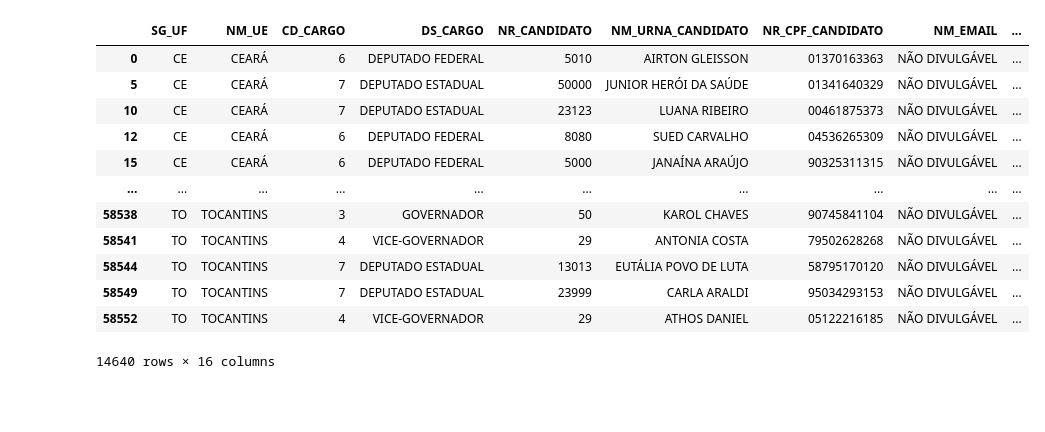
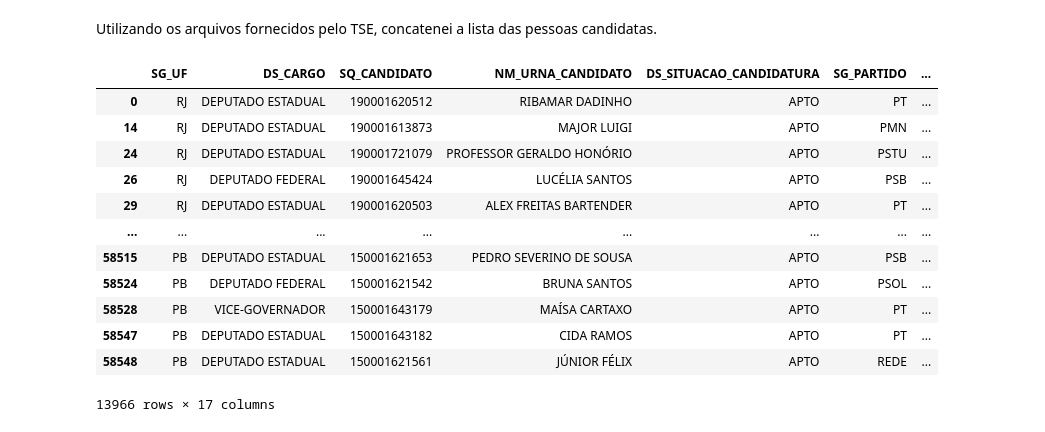
Before and after one commit to lpirola/candidatos-2022-espectro, a Jupyter notebook: process.ipynb, the cells around one changed output. Saved outputs shown, nothing was run; the diff lists cells and outputs as text; code cells hidden in the pictures; blank space fills up the shorter version.

```diff
--- a/process.ipynb
+++ b/process.ipynb
@@ -0,0 +7,10 @@
+# %%
+import pandas as pd
+import glob
+import os
+
+espectro = 'esquerda'
+
+partidos = pd.read_csv('./partidos.csv', index_col=0, delimiter=',')
+partidos = partidos.loc[partidos['ESPECTRO_POLITICO'] == espectro]
+partidos
@@ -1,40 +33,34 @@
+# %% [markdown]
+Utilizando os arquivos fornecidos pelo TSE, concatenei a lista das pessoas candidatas.
 # %%
-import pandas as pd
-import glob
-import os
-
-espectro = input()
-# https://pt.wikipedia.org/wiki/Lista_de_partidos_pol%C3%ADticos_do_Brasil
-partidos = pd.read_csv('./partidos.csv', index_col=0, delimiter=',')
-partidos = partidos.loc[partidos['ESPECTRO_POLITICO'] == espectro]
-partidos.head()
-
 path = r'./' # use your path
 all_files = glob.glob(os.path.join(path , "*.csv"))
 
 li = []
 
 for filename in all_files:
     # df = pd.read_csv(filename, index_col=None, header=0)
     df = pd.read_csv(filename, index_col=None, header=0, encoding='iso-8859-1', delimiter=';', dtype = str)
     li.append(df)
 
 candidatos = pd.concat(li, axis=0, ignore_index=True)
 candidatos = candidatos.loc[candidatos['SG_PARTIDO'].isin(partidos['SIGLA'])]
-# [['SG_UF', 'SG_UE', 'NM_UE', 'CD_CARGO', 'DS_CARGO', 'NR_CANDIDATO', 'NM_CANDIDATO', 'NM_URNA_CANDIDATO', 'NM_SOCIAL_CANDIDATO', 'NR_CPF_CANDIDATO', 'NM_EMAIL', 'CD_SITUACAO_CANDIDATURA', 'DS_SITUACAO_CANDIDATURA', 'CD_DETALHE_SITUACAO_CAND', 'DS_DETALHE_SITUACAO_CAND', 'TP_AGREMIACAO', 'NR_PARTIDO', 'SG_PARTIDO', 'NM_PARTIDO', 'NR_FEDERACAO', 'NM_FEDERACAO', 'SG_FEDERACAO', 'DS_COMPOSICAO_FEDERACAO', 'SQ_COLIGACAO']]
-candidatos = candidatos[['SG_UF', 'NM_UE', 'CD_CARGO', 'DS_CARGO', 'NR_CANDIDATO', 'NM_URNA_CANDIDATO', 'NR_CPF_CANDIDATO', 'NM_EMAIL', 'CD_SITUACAO_CANDIDATURA', 'DS_SITUACAO_CANDIDATURA', 'CD_DETALHE_SITUACAO_CAND', 'DS_DETALHE_SITUACAO_CAND', 'TP_AGREMIACAO', 'NR_PARTIDO', 'SG_PARTIDO', 'NM_PARTIDO']]
+candidatos = candidatos.loc[candidatos['DS_SITUACAO_CANDIDATURA'] == 'APTO']
+candidatos = candidatos[[
+    "SG_UF", "DS_CARGO", "SQ_CANDIDATO", "NM_URNA_CANDIDATO", "DS_SITUACAO_CANDIDATURA", "SG_PARTIDO", "NM_MUNICIPIO_NASCIMENTO", "DT_NASCIMENTO", "NR_IDADE_DATA_POSSE", "CD_GENERO", "DS_GENERO", "CD_GRAU_INSTRUCAO", "DS_GRAU_INSTRUCAO", "CD_COR_RACA", "DS_COR_RACA", "CD_OCUPACAO", "DS_OCUPACAO"
+]]
 candidatos
 # %% [output]
-|  | SG_UF | NM_UE | CD_CARGO | DS_CARGO | NR_CANDIDATO | NM_URNA_CANDIDATO | NR_CPF_CANDIDATO | NM_EMAIL | ... |
-| 0 | CE | CEARÁ | 6 | DEPUTADO FEDERAL | 5010 | AIRTON GLEISSON | 01370163363 | NÃO DIVULGÁVEL | ... |
-| 5 | CE | CEARÁ | 7 | DEPUTADO ESTADUAL | 50000 | JUNIOR HERÓI DA SAÚDE | 01341640329 | NÃO DIVULGÁVEL | ... |
-| 10 | CE | CEARÁ | 7 | DEPUTADO ESTADUAL | 23123 | LUANA RIBEIRO | 00461875373 | NÃO DIVULGÁVEL | ... |
-| 12 | CE | CEARÁ | 6 | DEPUTADO FEDERAL | 8080 | SUED CARVALHO | 04536265309 | NÃO DIVULGÁVEL | ... |
-| 15 | CE | CEARÁ | 6 | DEPUTADO FEDERAL | 5000 | JANAÍNA ARAÚJO | 90325311315 | NÃO DIVULGÁVEL | ... |
-| ... | ... | ... | ... | ... | ... | ... | ... | ... | ... |
-| 58538 | TO | TOCANTINS | 3 | GOVERNADOR | 50 | KAROL CHAVES | 90745841104 | NÃO DIVULGÁVEL | ... |
-| 58541 | TO | TOCANTINS | 4 | VICE-GOVERNADOR | 29 | ANTONIA COSTA | 79502628268 | NÃO DIVULGÁVEL | ... |
-| 58544 | TO | TOCANTINS | 7 | DEPUTADO ESTADUAL | 13013 | EUTÁLIA POVO DE LUTA | 58795170120 | NÃO DIVULGÁVEL | ... |
-| 58549 | TO | TOCANTINS | 7 | DEPUTADO ESTADUAL | 23999 | CARLA ARALDI | 95034293153 | NÃO DIVULGÁVEL | ... |
-| 58552 | TO | TOCANTINS | 4 | VICE-GOVERNADOR | 29 | ATHOS DANIEL | 05122216185 | NÃO DIVULGÁVEL | ... |
+|  | SG_UF | DS_CARGO | SQ_CANDIDATO | NM_URNA_CANDIDATO | DS_SITUACAO_CANDIDATURA | SG_PARTIDO | ... |
+| 0 | RJ | DEPUTADO ESTADUAL | 190001620512 | RIBAMAR DADINHO | APTO | PT | ... |
+| 14 | RJ | DEPUTADO ESTADUAL | 190001613873 | MAJOR LUIGI | APTO | PMN | ... |
+| 24 | RJ | DEPUTADO ESTADUAL | 190001721079 | PROFESSOR GERALDO HONÓRIO | APTO | PSTU | ... |
+| 26 | RJ | DEPUTADO FEDERAL | 190001645424 | LUCÉLIA SANTOS | APTO | PSB | ... |
+| 29 | RJ | DEPUTADO ESTADUAL | 190001620503 | ALEX FREITAS BARTENDER | APTO | PT | ... |
+| ... | ... | ... | ... | ... | ... | ... | ... |
+| 58515 | PB | DEPUTADO ESTADUAL | 150001621653 | PEDRO SEVERINO DE SOUSA | APTO | PSB | ... |
+| 58524 | PB | DEPUTADO FEDERAL | 150001621542 | BRUNA SANTOS | APTO | PSOL | ... |
+| 58528 | PB | VICE-GOVERNADOR | 150001643179 | MAÍSA CARTAXO | APTO | PT | ... |
+| 58547 | PB | DEPUTADO ESTADUAL | 150001643182 | CIDA RAMOS | APTO | PT | ... |
+| 58548 | PB | DEPUTADO ESTADUAL | 150001621561 | JÚNIOR FÉLIX | APTO | REDE | ... |
-14640 rows × 16 columns
+13966 rows × 17 columns
```
Also changed, not shown: parts of 11 cells of this notebook.
